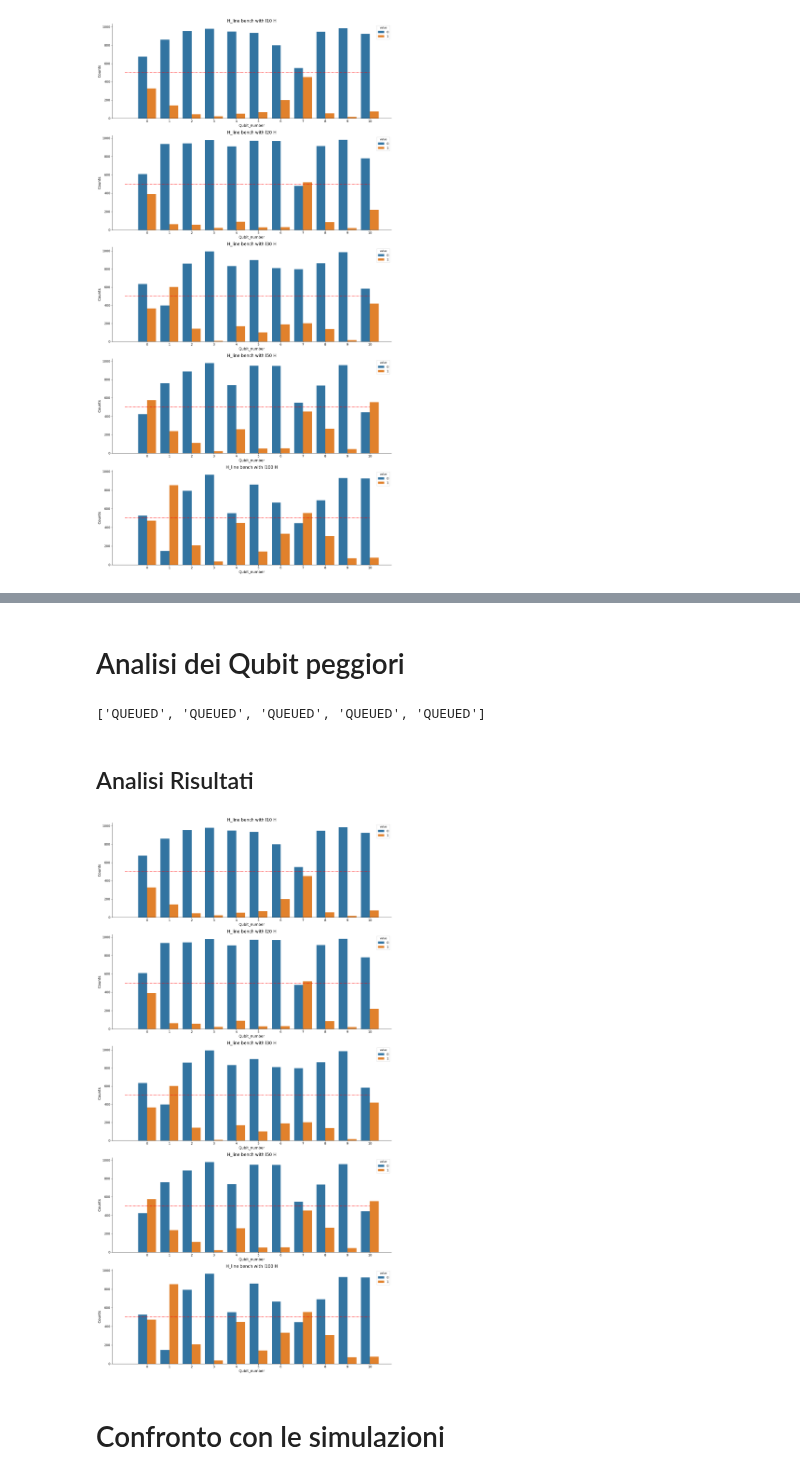
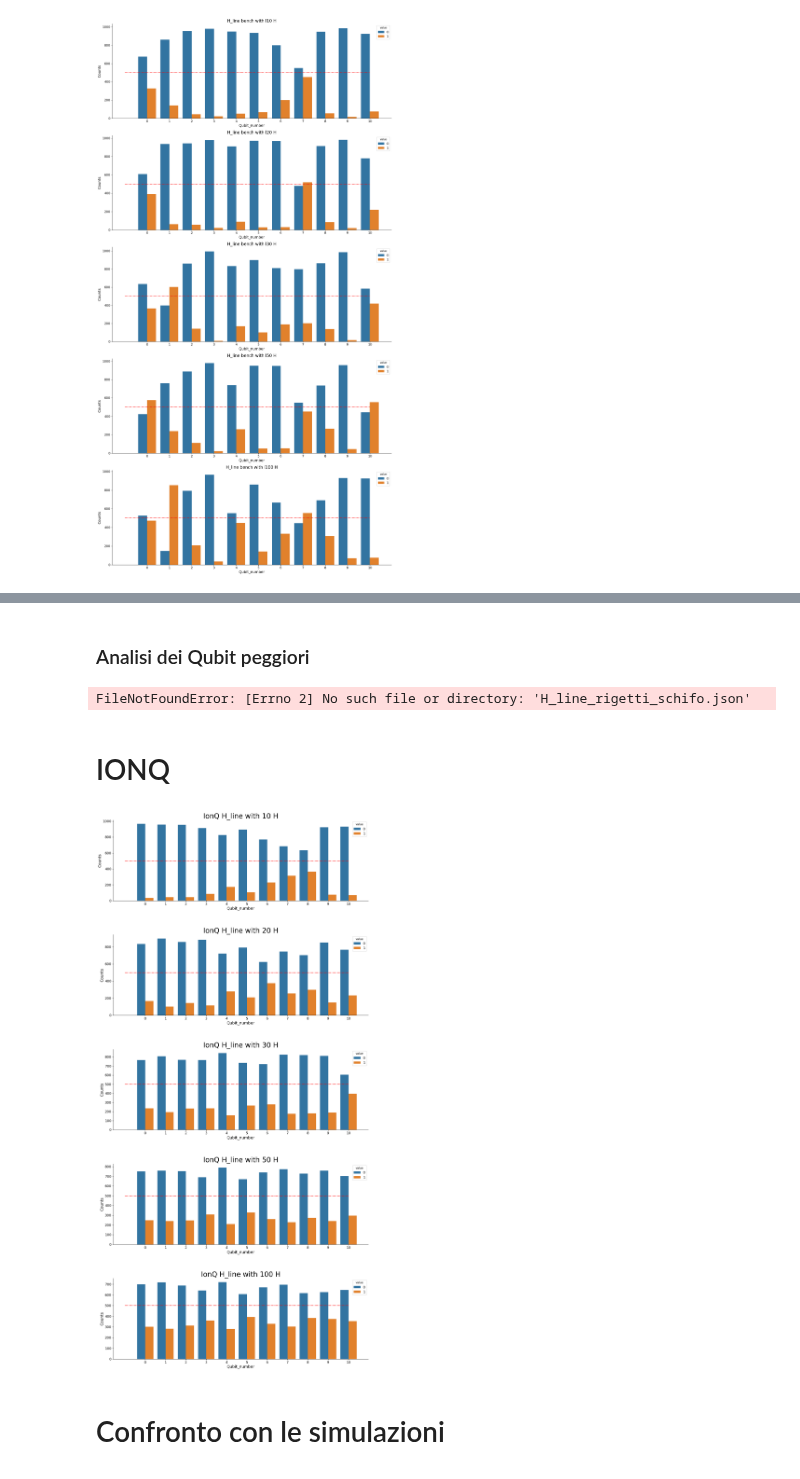
Before and after one commit to SwgAnno/QBench, a Jupyter notebook: RIGETTI VS IONQ/H_line_grosso.ipynb, the cells around one changed output, grey strips where cells are left out. Saved outputs shown, nothing was run; the diff lists cells and outputs as text; code cells hidden in the pictures.

```diff
--- a/RIGETTI VS IONQ/H_line_grosso.ipynb
+++ b/RIGETTI VS IONQ/H_line_grosso.ipynb
@@ -117,9 +117,9 @@ for line_length in set_line_length:
 # %%
 dump_tasks(ionq_tasks, labels, filename = "H_line_ionq_grosso")
 # %%
-tasks = load_tasks("H_line_ionq_grosso")
-scanners = [BraketTaskScanner(qtask = task) for key, task in tasks.items()]
+ionq_tasks = load_tasks("H_line_ionq_grosso")
+ion_qscanners = [BraketTaskScanner(qtask = task) for key, task in ionq_tasks.items()]
 
-status = [task.get_status() for task in scanners]
+status = [task.get_status() for task in ion_qscanners]
 print(status)
 # %% [output]
@@ -158,7 +160,7 @@ for ax, key in zip(axx,tasks):
     df = result_per_qubit( tasks[key].result(), H_len= H_len)
     plot_result_per_qubit(data = df, ax = ax)
 
-    ax.set_title(f'H_line with {H_len} H',size=25)
+    ax.set_title(f'Aspen M2 : H_line with {H_len} H ',size=25)
     ax.set_xlabel('Physical Qubit')
     ax.hlines(shots /2 ,-1,10,linestyles='-.',color='red')
     ax.set_xticklabels([qubit_mappings[i][x] for x in range(n_qubits)])
@@ -168,5 +170,5 @@ for ax, key in zip(axx,tasks):
 # %% [markdown]
-# Analisi dei Qubit peggiori
+### Analisi dei Qubit peggiori
 # %%
 shots = 1000
 worst_qubits = [40,42]
@@ -194,24 +196,27 @@ scanners = [BraketTaskScanner(qtask = task) for key, task in tasks.items()]
 status = [task.get_status() for task in scanners]
 print(status)
 # %% [output]
-['QUEUED', 'QUEUED', 'QUEUED', 'QUEUED', 'QUEUED']
+FileNotFoundError: [Errno 2] No such file or directory: 'H_line_rigetti_schifo.json'
-# %% [markdown]
-## Analisi Risultati
+# %% [markdown]
+# IONQ
 # %%
-n_tasks = len(scanners)
+n_tasks = len(ion_qscanners)
 
-fig, axx = plt.subplots(n_tasks, 1, figsize=(16, 30),tight_layout=True,)
+fig, axx = plt.subplots(n_tasks, 1, figsize=(16, 30))
+fig.tight_layout(pad=10.0)
+
+
 axx = axx.reshape(-1)
 i=0
-for ax, key in zip(axx,tasks):
+for ax, key in zip(axx,ionq_tasks):
 
-    H_len = key.split("_")[-1][1:]
-    df = result_per_qubit( tasks[key].result(), H_len= H_len)
+    H_len = int(key.split("_")[-1][2:])
+    df = result_per_qubit( ionq_tasks[key].result(), H_len= H_len)
     plot_result_per_qubit(data = df, ax = ax)
-    ax.set_title(f'H_line bench with {H_len} H')
+    ax.set_title(f'IonQ H_line with {H_len} H',size=25)
     ax.hlines(shots /2 ,-1,10,linestyles='-.',color='red')
 # %% [output]
-[figure, old version]
+[figure, new version]
 # %% [markdown]
 # Confronto con le simulazioni
 # %%
```
Also changed, not shown: parts of 6 cells of this notebook, 8 other files.
